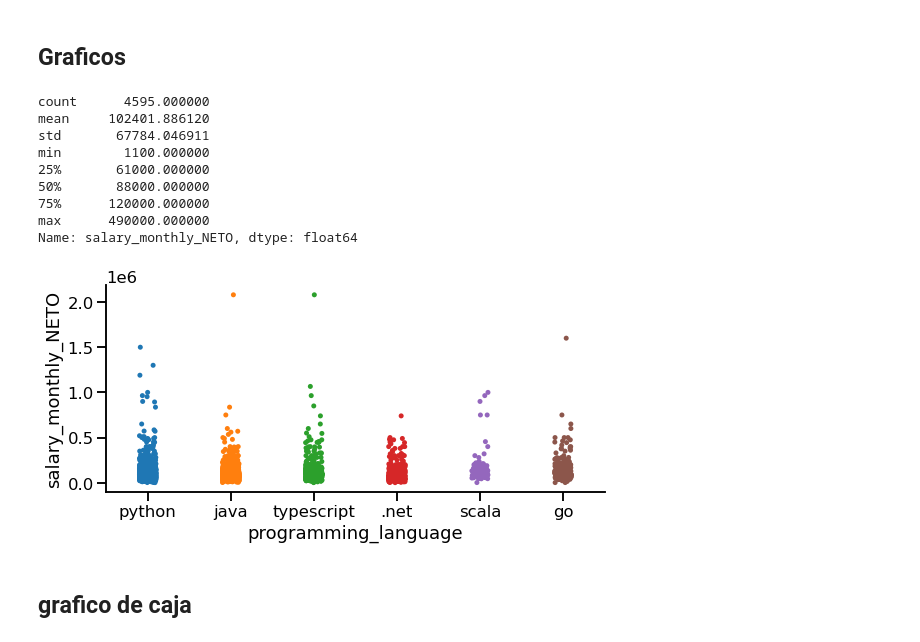
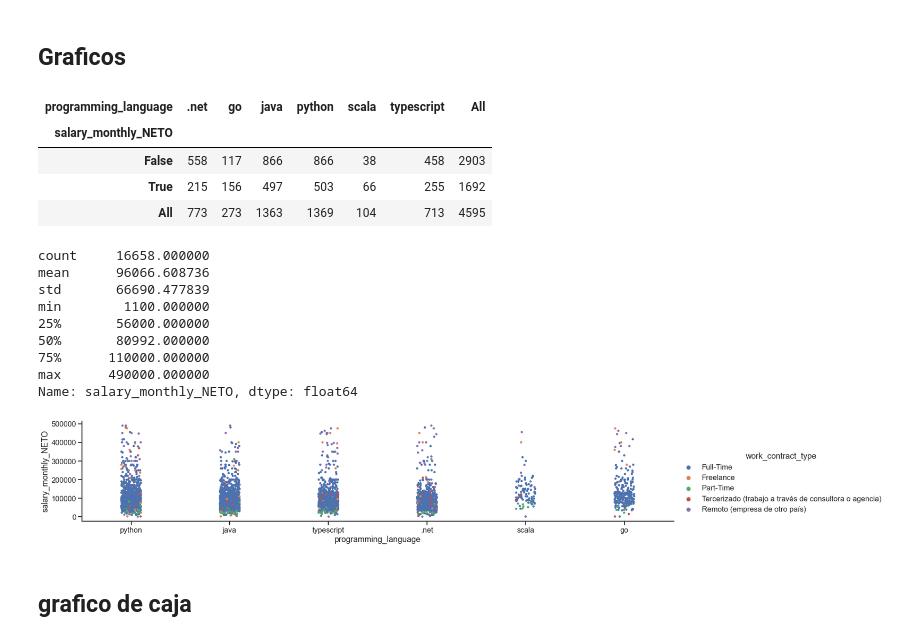
Before and after one commit to mgobbi289/DiploDatos, a Jupyter notebook: AnalisisyVisualizacion/Entregable_Inicio.ipynb, the cells around one changed output. Saved outputs shown, nothing was run; the diff lists cells and outputs as text; code cells hidden in the pictures.

```diff
--- a/AnalisisyVisualizacion/Entregable_Inicio.ipynb
+++ b/AnalisisyVisualizacion/Entregable_Inicio.ipynb
@@ -15,8 +15,8 @@ import matplotlib.pyplot as plt
 import numpy
 import pandas as pd
 import seaborn
-
 seaborn.set_context('talk')
+seaborn.set_theme(style="ticks")
 # %% [markdown]
 ## Lectura del dataset
 
@@ -51,10 +60,14 @@ Si lo consideran necesario, realicen varias iteraciones. Es decir, si encuentran
 # %%
 # complete here if you want to include more columns
 
-print(df.columns)
-relevant_columns = ['tools_programming_languages', 'salary_monthly_NETO', "work_contract_type"]
-not_that_revelant_columns = ['work_province', 'work_contract_type']
 
+relevant_columns = ['tools_programming_languages', 'salary_monthly_NETO', 'work_contract_type']
+neto='salary_monthly_NETO'
+lenguajes='tools_programming_languages'
+contrato='work_contract_type'
+
+#not_that_revelant_columns = ['work_province', 'work_contract_type']
+#print(df.columns)
 # df['work_contract_type'].unique()
 
 # Graficar histograma sobre variables
@@ -105,8 +107,9 @@ df_without_null = df[df['salary_monthly_NETO'].notnull()]
 # df_lang_without_null = df_lang_without_null[df_lang_without_null['salary_monthly_NETO'] > 18900]
 # filtrando salarios netos mayores a mil, eliminando datos erroneos
 df_without_null = df_without_null[df_without_null['salary_monthly_NETO'] > 1000]
-df_without_null_percentil = df_without_null[df_without_null['salary_monthly_NETO'] < df_without_null['salary_monthly_NETO'].quantile(0.99)]
-# borrar datos por encima del percentil (0.98) en funcion de cada lenguage.
+df_without_null_percentil = df_without_null[df_without_null['salary_monthly_NETO'] <\
+                                            df_without_null['salary_monthly_NETO'].quantile(0.99)]
+# borrar datos por encima del percentil (0.99) en funcion de cada lenguage.
 
 
 # stats
@@ -299,22 +298,32 @@ cantidad de programmers con salario > mediana: 2810
 #plt.figure(figsize=(14, 10))
 #plt.hist(filtered_df_lang[filtered_df_lang['salary_monthly_NETO'] < 30000]['salary_monthly_NETO'], color='orangered', bins=50)
 #plt.show()
+pd.crosstab(index=filtered_df_lang[neto]>neto_x,
+            columns=filtered_df_lang['programming_language'], margins=True)
+# %% [output]
+| programming_language | .net | go | java | python | scala | typescript | All |
+| salary_monthly_NETO |  |  |  |  |  |  |  |
+| False | 558 | 117 | 866 | 866 | 38 | 458 | 2903 |
+| True | 215 | 156 | 497 | 503 | 66 | 255 | 1692 |
+| All | 773 | 273 | 1363 | 1369 | 104 | 713 | 4595 |
 # %%
-seaborn.catplot(data=df_lang_without_null, y='salary_monthly_NETO',
+
+seaborn.catplot(data=filtered_df_lang, y=neto,
                  x='programming_language', height=4,
-                 aspect=2)
-filtered_df_lang['salary_monthly_NETO'].describe()
+                 aspect=5,
+                hue=contrato)
+df_lang[neto].describe()
 # %% [output]
-count      4595.000000
-mean     102401.886120
-std       67784.046911
+count     16658.000000
+mean      96066.608736
+std       66690.477839
 min        1100.000000
-25%       61000.000000
-50%       88000.000000
-75%      120000.000000
+25%       56000.000000
+50%       80992.000000
+75%      110000.000000
 max      490000.000000
 Name: salary_monthly_NETO, dtype: float64
-[figure, old version]
+[figure, new version]
 # %% [markdown]
 ## grafico de caja
 # %%
```
Also changed, not shown: parts of 19 cells of this notebook.
